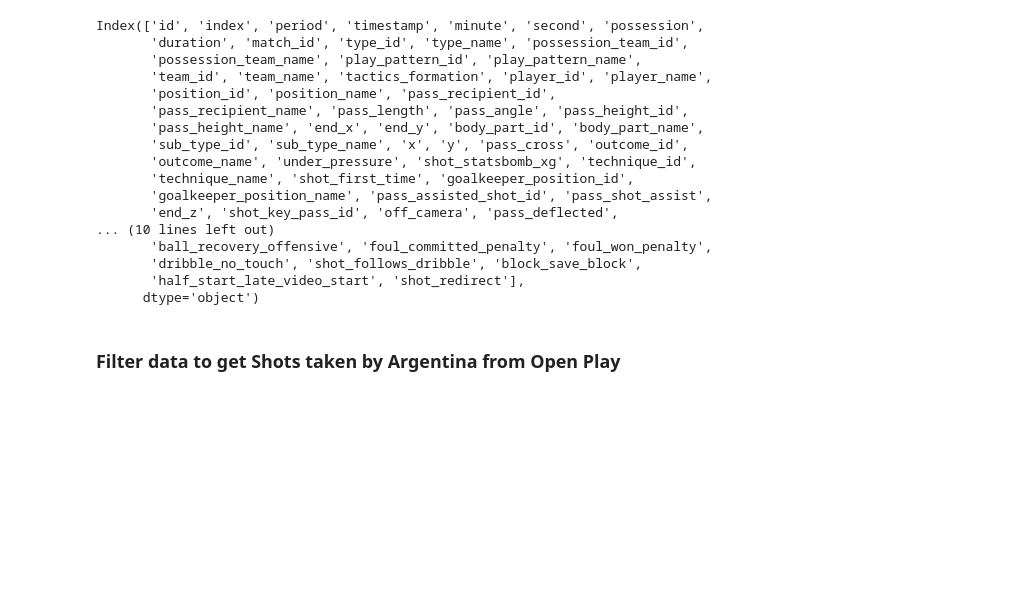
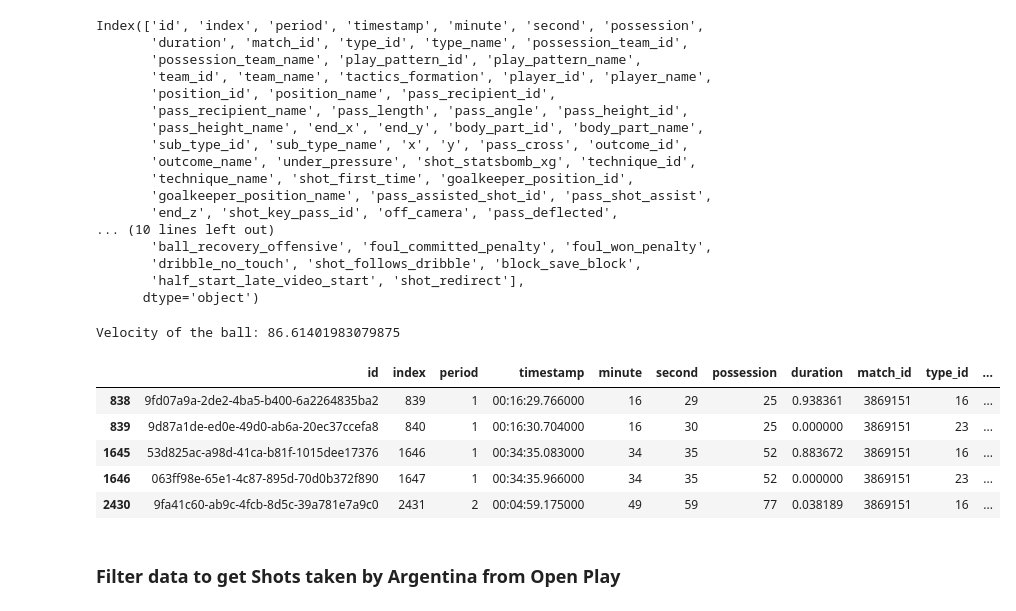
Before and after one commit to ishdeep-10/IndianCitizen, a Jupyter notebook: Models/xG/Advanced_xG_Model.ipynb, the cells around one changed output. Drawn from its saved outputs; the diff is of its cells as text; code cells hidden in the pictures; blank space fills up the shorter version.

```diff
--- a/Models/xG/Advanced_xG_Model.ipynb
+++ b/Models/xG/Advanced_xG_Model.ipynb
@@ -46,6 +48,44 @@ Index(['id', 'index', 'period', 'timestamp', 'minute', 'second', 'possession',
        'dribble_no_touch', 'shot_follows_dribble', 'block_save_block',
        'half_start_late_video_start', 'shot_redirect'],
       dtype='object')
+# %%
+import math
+
+def calculate_velocity(start_point, end_point, time_frame):
+    x1, y1 = start_point
+    x2, y2 = end_point
+
+    distance = math.sqrt((x2 - x1)**2 + (y2 - y1)**2)
+    velocity = distance / time_frame
+
+    return velocity
+
+# Example usage:
+x1 = 98.2 * 105/120
+x2 = 1.7 * 105/120
+
+y1 = 20.1 * 68/80
+y2 = 42.8 * 68/80
+end_point = (x1, y1)  # Starting point coordinates
+start_point = (x2, y2)    # Ending point coordinates
+time_frame = 1        # Time frame in seconds
+
+velocity = calculate_velocity(start_point, end_point, time_frame)
+print("Velocity of the ball:", velocity)
+# %% [output]
+Velocity of the ball: 86.61401983079875
+# %%
+mask = (df_event.type_name == 'Shot') & (df_event.team_name == 'Argentina')
+rows = df_event[mask | mask.shift(1)]
+
+rows.head()
+# %% [output]
+|  | id | index | period | timestamp | minute | second | possession | duration | match_id | type_id | ... |
+| 838 | 9fd07a9a-2de2-4ba5-b400-6a2264835ba2 | 839 | 1 | 00:16:29.766000 | 16 | 29 | 25 | 0.938361 | 3869151 | 16 | ... |
+| 839 | 9d87a1de-ed0e-49d0-ab6a-20ec37ccefa8 | 840 | 1 | 00:16:30.704000 | 16 | 30 | 25 | 0.000000 | 3869151 | 23 | ... |
+| 1645 | 53d825ac-a98d-41ca-b81f-1015dee17376 | 1646 | 1 | 00:34:35.083000 | 34 | 35 | 52 | 0.883672 | 3869151 | 16 | ... |
+| 1646 | 063ff98e-65e1-4c87-895d-70d0b372f890 | 1647 | 1 | 00:34:35.966000 | 34 | 35 | 52 | 0.000000 | 3869151 | 23 | ... |
+| 2430 | 9fa41c60-ab9c-4fcb-8d5c-39a781e7a9c0 | 2431 | 2 | 00:04:59.175000 | 49 | 59 | 77 | 0.038189 | 3869151 | 16 | ... |
 # %% [markdown]
 ### Filter data to get Shots taken by Argentina from Open Play
 # %%
```
Also changed, not shown: parts of 4 cells of this notebook, 1 other file.
